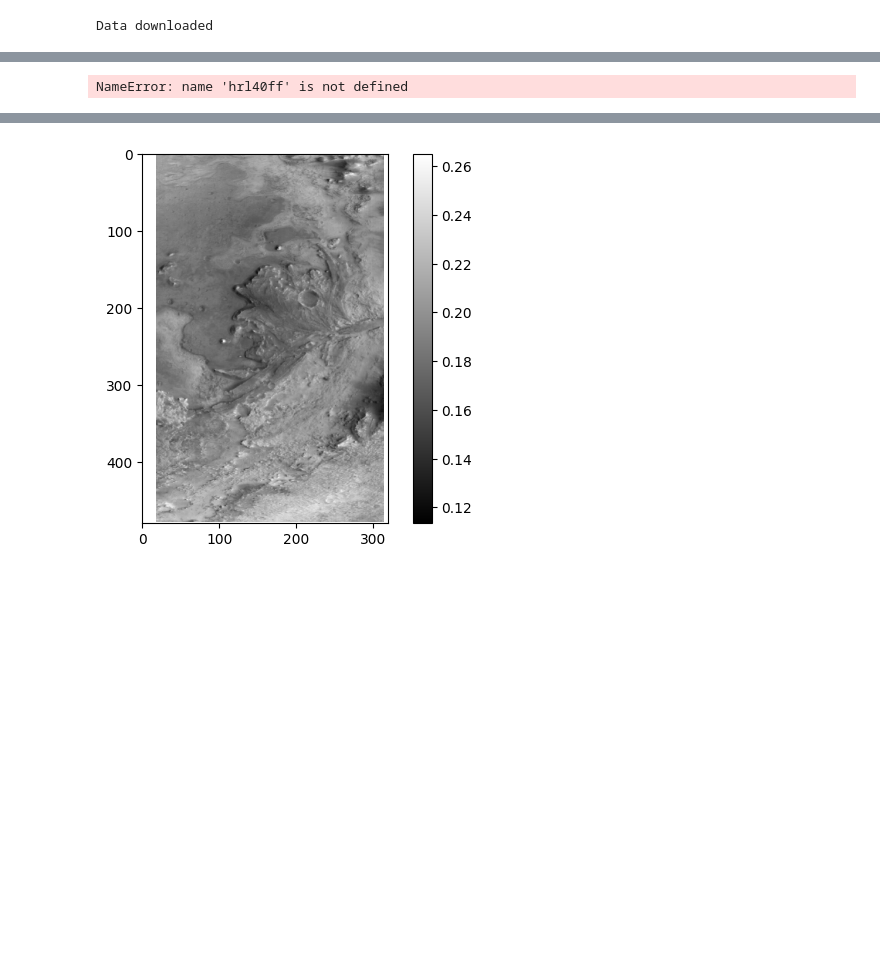
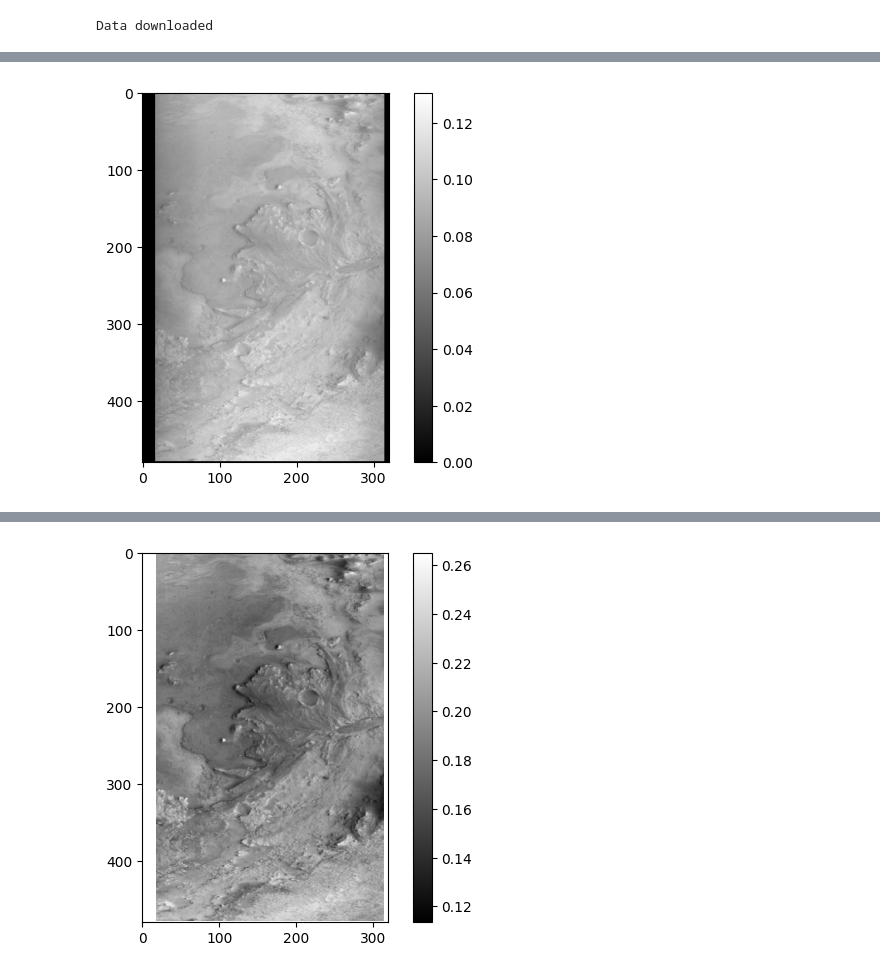
Before and after one commit to justinbl/pyCRISM, a Jupyter notebook: notebook/demo.ipynb, the cells around one changed output, grey strips where cells are left out. Saved outputs shown, nothing was run; the diff lists cells and outputs as text; code cells hidden in the pictures; blank space fills up the shorter version.

```diff
--- a/notebook/demo.ipynb
+++ b/notebook/demo.ipynb
@@ -46,11 +61,11 @@ ModuleNotFoundError: No module named 'pyCRISM'
 # %%
 # We can visualize the data
 hrl40ff.load()
-plt.imshow(hrl40ff.ifdat[:,:,100],cmap='gray')
+plt.imshow(hrl40ff.ifdat[:,:,150],cmap='gray')
 plt.colorbar()
 plt.show()
 # %% [output]
-NameError: name 'hrl40ff' is not defined
+[figure, added]
 # %%
 # Example of plotting the spectrum of a pixel of raw data
 plt.plot(hrl40ff.meanwvl,hrl40ff.ifdat[100,100,:])
```
Also changed, not shown: parts of 3 cells of this notebook.
